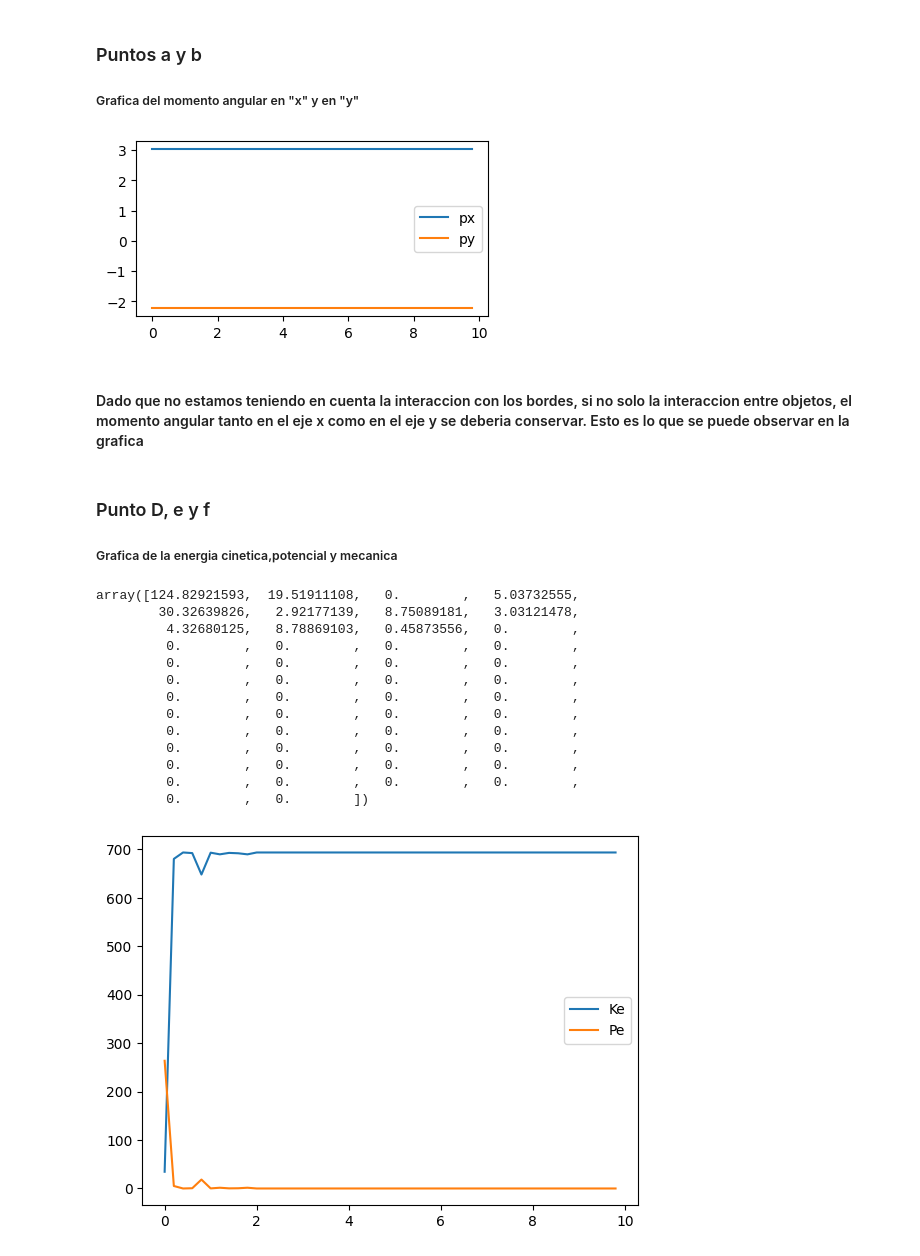
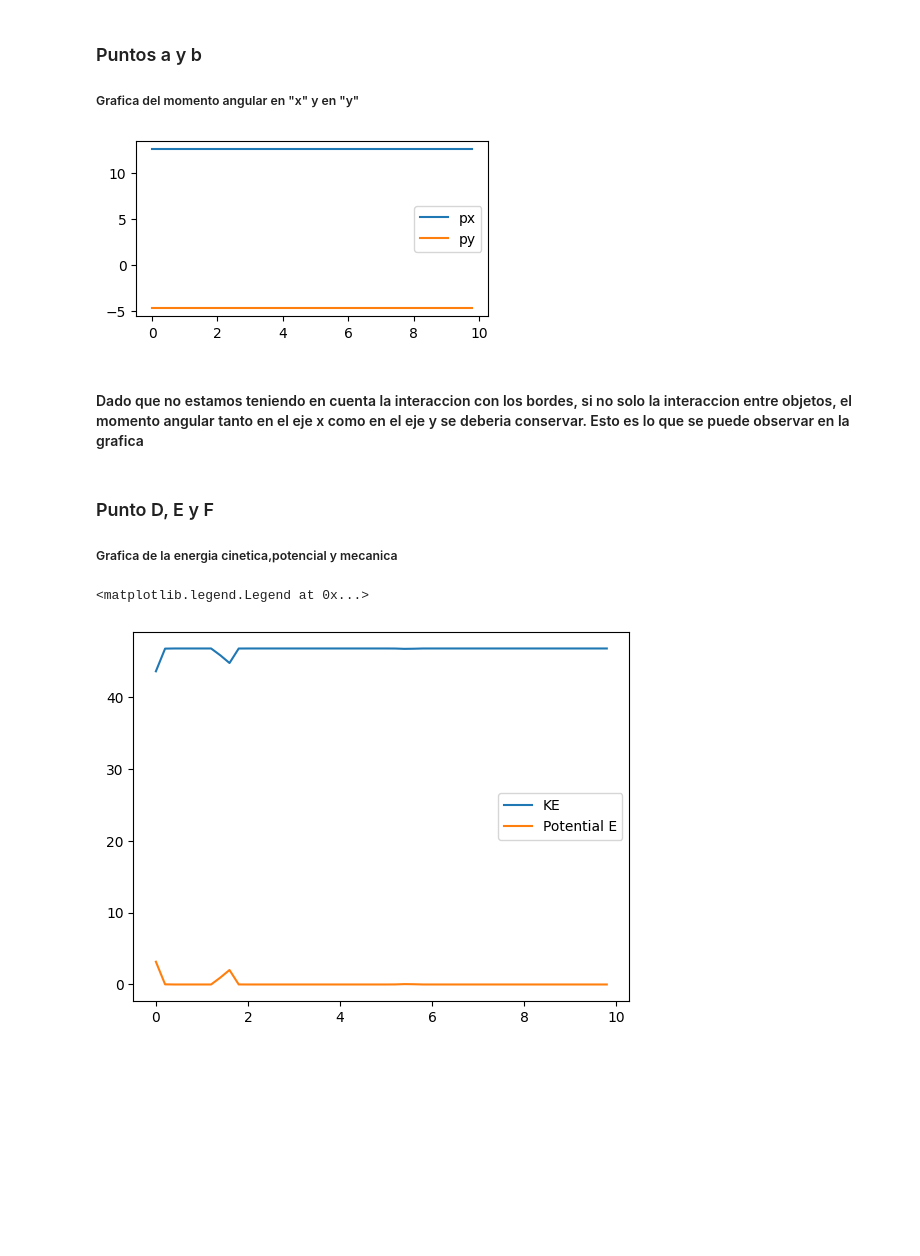
Before and after one commit to Sebastian-Moreno/MetodosII_SebastianHurtado_NicolasDaza, a Jupyter notebook: tarea 1/Punto 2.ipynb, the cells around one changed output. Saved outputs shown, nothing was run; the diff lists cells and outputs as text; code cells hidden in the pictures; blank space fills up the shorter version.

Commit message:
puntos 2 y 4

```diff
--- a/tarea 1/Punto 2.ipynb
+++ b/tarea 1/Punto 2.ipynb
@@ -31,6 +31,7 @@ class Particle:
         self.R = np.zeros((len(t),len(r0)))
         self.V = np.zeros_like(self.R)
         self.A = np.zeros_like(self.R)
+        self.Pz= np.zeros_like(self.R)
 
         self.F = np.zeros_like(self.R)
 
@@ -41,7 +42,6 @@ class Particle:
 
         self.VEk = np.zeros(len(t))
         self.Pe = np.zeros_like(self.VEk)
-        self.Peforce = np.zeros_like(self.VEk)
 
 
     def Evolution(self,i):
@@ -89,10 +89,9 @@ class Particle:
 
             # Energia potencial
             f_neta= np.linalg.norm(self.f)
-            E=(1/2)*self.K*compresion**2
-            E_force= f_neta*compresion
-            self.Pe[i]=E/2
-            self.Peforce[i]=E_force/2
+            E=((1/4)*self.K*compresion**4)/2
+            self.Pe[i]=E
+
 
 
 
@@ -111,6 +110,7 @@ class Particle:
         self.V[i] = self.v
         self.P[i] = self.m*self.v
         self.VEk[i] = 0.5*self.m*np.dot(self.v,self.v)
+        self.Pz[i]= np.dot(self.P[i],self.R[i])
 
     # Getter
     def GetPosition(self,scale=1):
@@ -127,8 +127,12 @@ class Particle:
 
     def GetPotentialenergy(self,scale=1):
         return self.Pe[::scale]
+
     def GetPotentialenergyForce(self,scale=1):
         return self.Peforce[::scale]
+
+    def GetPz(self,scale):
+        return self.Pz[::scale]
 
 
     # Debes agregar las paredes en este punto
@@ -309,40 +315,23 @@ ax3.plot(t1,MomentumT[:,1],label='py')
 ax3.legend()
 plt.show()
 # %% [output]
-[figure, old version]
+[figure, new version]
 # %% [markdown]
 #### Dado que no estamos teniendo en cuenta la interaccion con los bordes, si no solo la interaccion entre objetos, el momento angular tanto en el eje x como en el eje y se deberia conservar. Esto es lo que se puede observar en la grafica
 # %% [markdown]
-### Punto D, e y f
+### Punto D, E y F
 ##### Grafica de la energia cinetica,potencial y mecanica
 # %%
 KEnergy=Particles[0].GetKineticEnergy(scale)
 Pe=Particles[0].GetPotentialenergy(scale)
-Peforce=Particles[0].GetPotentialenergyForce(scale)
 for i in range(1,len(Particles)):
     KEnergy= np.add(KEnergy,Particles[i].GetKineticEnergy(scale))
     Pe= np.add(Pe,Particles[i].GetPotentialenergy(scale))
-    Peforce= np.add(Peforce,Particles[i].GetPotentialenergyForce(scale))
 # %%
-plt.plot(t1,KEnergy,label='Ke')
-#plt.plot(t1,Pe,label='pe force')
-plt.plot(t1,Peforce/10,label='Pe')
-#plt.plot(t1,KEnergy+Peforce,label='k+p')
+plt.plot(t1,KEnergy,label='KE')
+plt.plot(t1,Pe,label='Potential E')
 plt.legend()
-Pe
 # %% [output]
-array([124.82921593,  19.51911108,   0.        ,   5.03732555,
-        30.32639826,   2.92177139,   8.75089181,   3.03121478,
-         4.32680125,   8.78869103,   0.45873556,   0.        ,
-         0.        ,   0.        ,   0.        ,   0.        ,
-         0.        ,   0.        ,   0.        ,   0.        ,
-         0.        ,   0.        ,   0.        ,   0.        ,
-         0.        ,   0.        ,   0.        ,   0.        ,
-         0.        ,   0.        ,   0.        ,   0.        ,
-         0.        ,   0.        ,   0.        ,   0.        ,
-         0.        ,   0.        ,   0.        ,   0.        ,
-         0.        ,   0.        ,   0.        ,   0.        ,
-         0.        ,   0.        ,   0.        ,   0.        ,
-         0.        ,   0.        ])
+<matplotlib.legend.Legend at 0x...>
-[figure, old version]
+[figure, new version]
 # %% [markdown]
```
Also changed, not shown: parts of 6 cells of this notebook, 1 other file.
